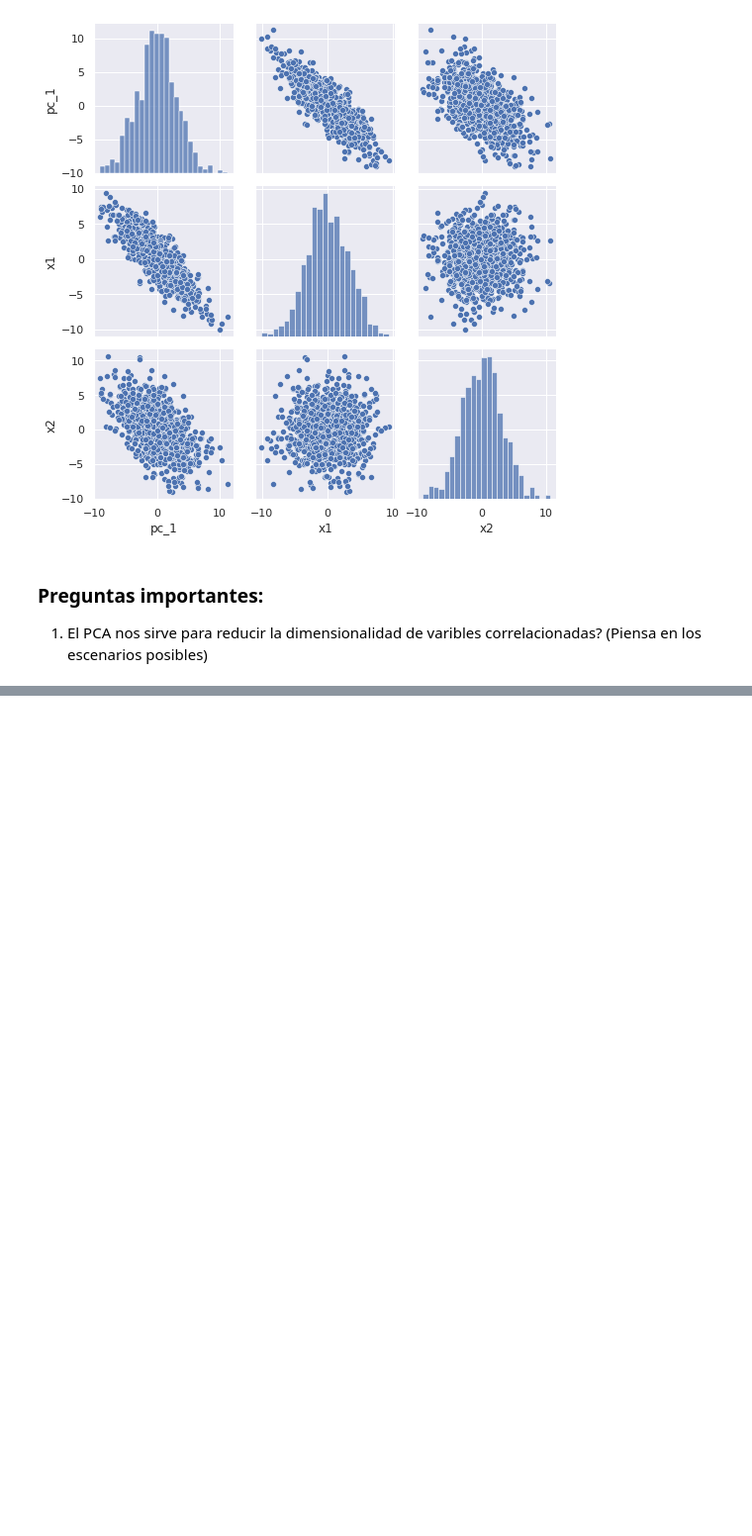
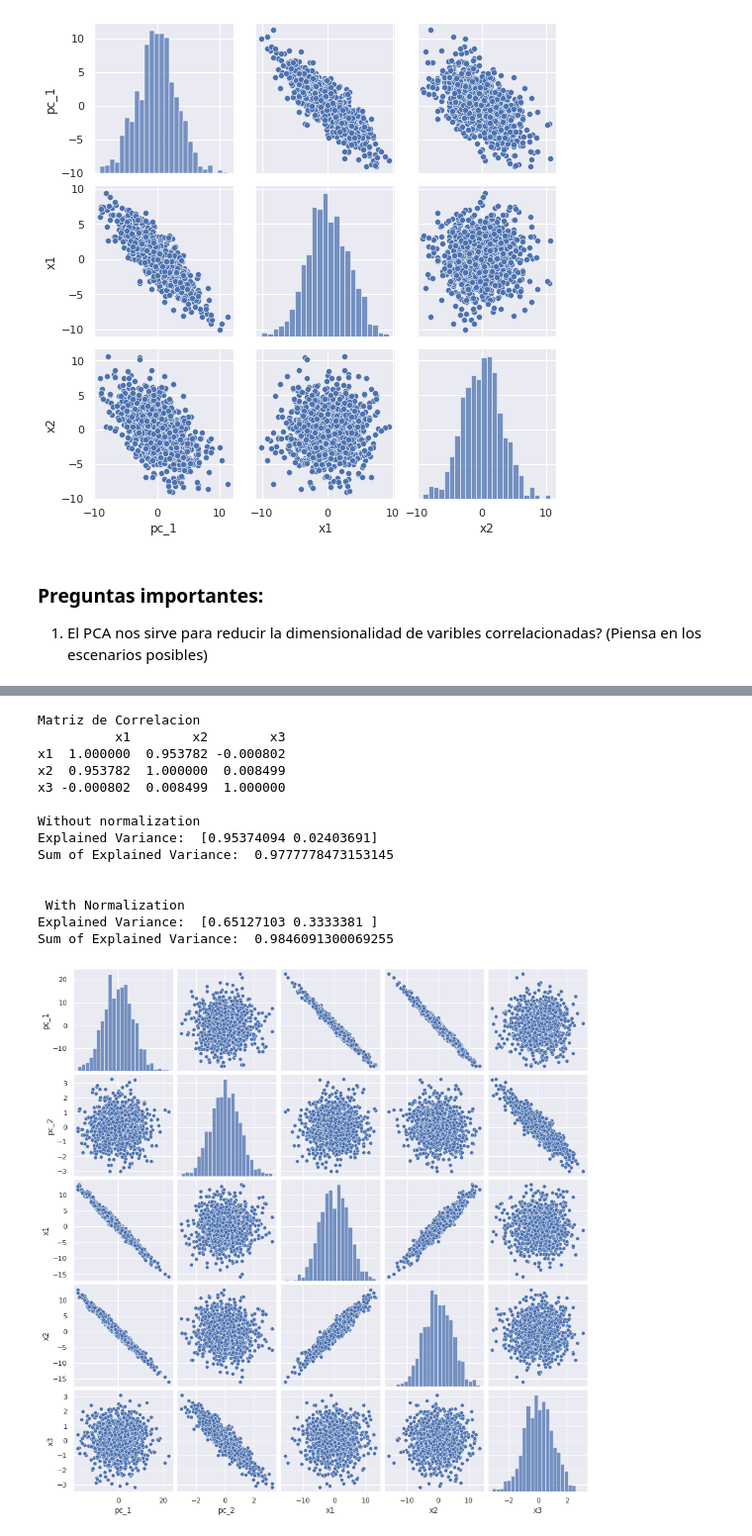
Before and after one commit to IEXE-Tec/aprendizaje-maquina-2, a Jupyter notebook: 02_reduccion_de_dimensionalidad.ipynb, the cells around one changed output, grey strips where cells are left out. Shown at 99% size. Drawn from its saved outputs; the diff is of its cells as text; code cells hidden in the pictures; blank space fills up the shorter version.

```diff
--- a/02_reduccion_de_dimensionalidad.ipynb
+++ b/02_reduccion_de_dimensionalidad.ipynb
@@ -261,0 +284,59 @@ Sum of Explained Variance:  0.507063638902168
+# %%
+# Importemos el metodo de normalizacion
+from sklearn.preprocessing import StandardScaler
+
+def pca_fun(x=pd.DataFrame(), n_c=1, nor=False):
+  # Define Method
+  pca = PCA(n_components=n_c)
+
+  # Standarize
+  if nor:
+    x_cols= x.columns
+    std_scale = StandardScaler().fit(x)
+    x = pd.DataFrame(std_scale.transform(x), columns=x_cols)
+
+  principalComponents = pca.fit_transform(x)
+
+  # Create names for pc
+  pc_names = ['pc_{}'.format(a+1) for a in range(n_c)]
+
+  # Compute PC
+  principalDf = pd.DataFrame(data = principalComponents
+             , columns = pc_names)
+
+  # Create visualizations
+  finalDf = pd.concat([principalDf, x], axis = 1)
+  print('Explained Variance: ', pca.explained_variance_ratio_)
+  print('Sum of Explained Variance: ', np.sum(pca.explained_variance_ratio_))
+
+  sns.pairplot(finalDf)
+# %%
+# Same as last cell
+mean = [0, 0, 0]
+cov = np.array([[20, 19, 0],
+                [19, 20, 0],
+                [0, 0 , 1]]
+      )
+x = cor_data(mu = mean, sigma=cov)
+
+print('Without normalization')
+pca_fun(x=x, n_c=2)
+
+print(' \n \n With Normalization')
+pca_fun(x=x, n_c=2, nor=True)
+# %% [output]
+Matriz de Correlacion
+          x1        x2        x3
+x1  1.000000  0.953782 -0.000802
+x2  0.953782  1.000000  0.008499
+x3 -0.000802  0.008499  1.000000
+
+Without normalization
+Explained Variance:  [0.95374094 0.02403691]
+Sum of Explained Variance:  0.9777778473153145
+
+
+ With Normalization
+Explained Variance:  [0.65127103 0.3333381 ]
+Sum of Explained Variance:  0.9846091300069255
+[figure, added]
```
Also changed, not shown: parts of 10 cells of this notebook.
